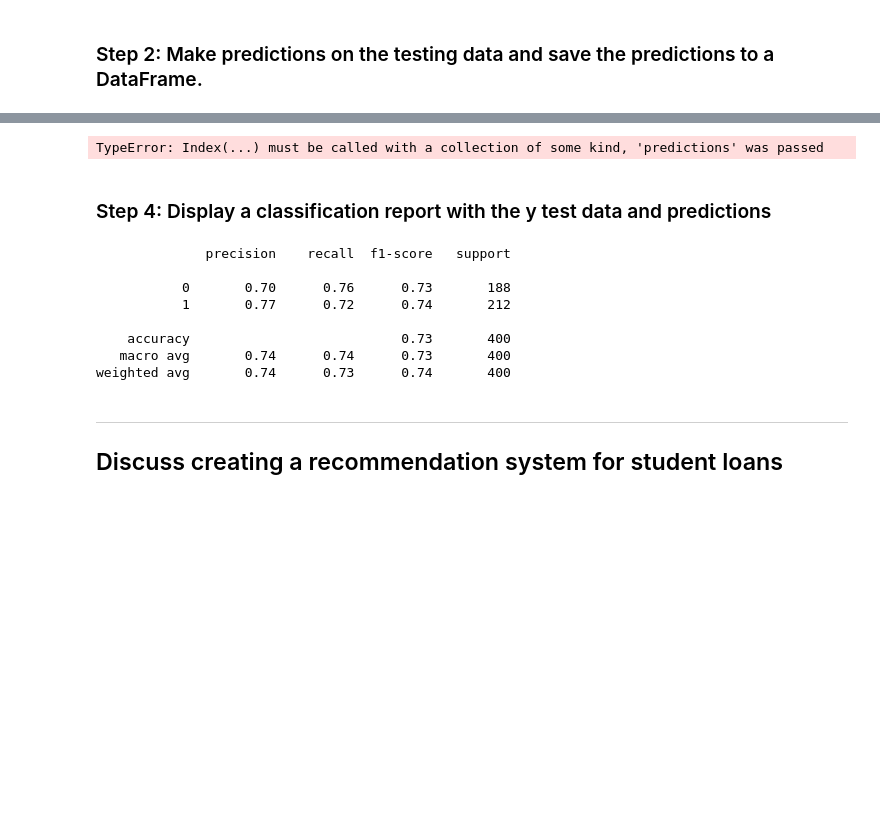
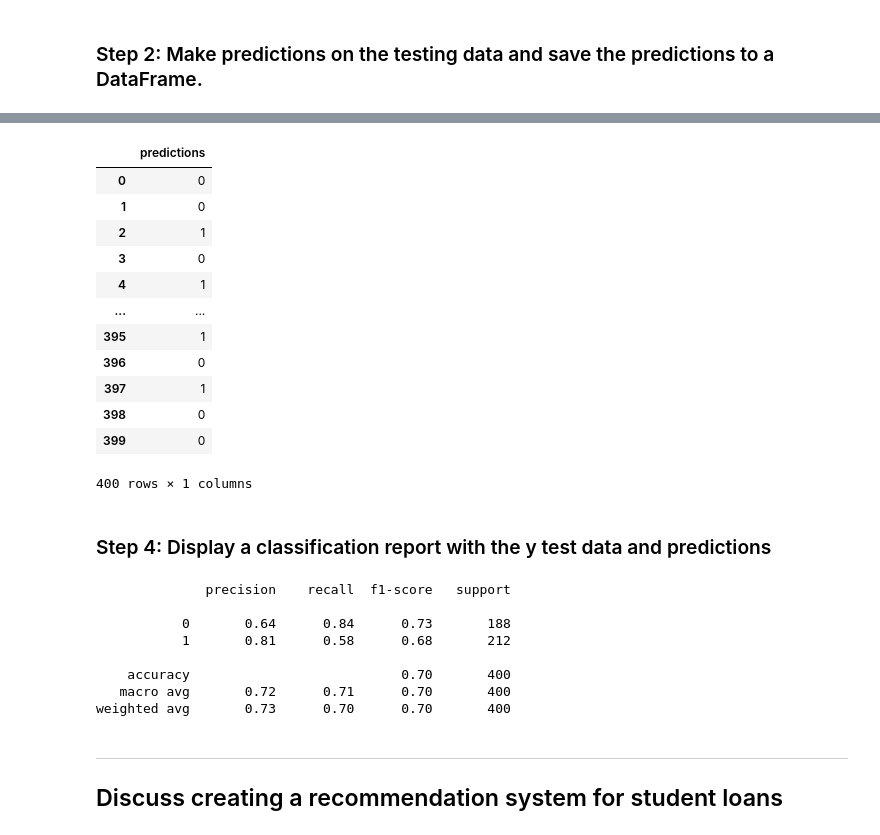
Before and after one commit to Kaidon04/neural-network-challenge-1, a Jupyter notebook: student_loans_with_deep_learning.ipynb, the cells around one changed output, grey strips where cells are left out. Cells and saved outputs as stored; diff of their text form; code cells hidden in the pictures; blank space fills up the shorter version.

```diff
--- a/student_loans_with_deep_learning.ipynb
+++ b/student_loans_with_deep_learning.ipynb
@@ -233,25 +233,38 @@ array([[0.4788083 ],
 # %%
 # Save the predictions to a DataFrame and round the predictions to binary results
 binary_predictions = (predictions > 0.5).astype(int)
 
 # Create a DataFrame from the binary predictions
-prediction_df = pd.DataFrame(binary_predictions, "predictions")
+prediction_df = pd.DataFrame(binary_predictions, columns=["predictions"])
 prediction_df
 # %% [output]
+|  | predictions |
+| 0 | 0 |
+| 1 | 0 |
+| 2 | 1 |
+| 3 | 0 |
+| 4 | 1 |
+| ... | ... |
+| 395 | 1 |
+| 396 | 0 |
+| 397 | 1 |
+| 398 | 0 |
+| 399 | 0 |
-TypeError: Index(...) must be called with a collection of some kind, 'predictions' was passed
+400 rows × 1 columns
 # %% [markdown]
 ### Step 4: Display a classification report with the y test data and predictions
 # %%
 # Print the classification report with the y test data and predictions
+print(classification_report(y_test, binary_predictions))
 # %% [output]
               precision    recall  f1-score   support
 
-           0       0.70      0.76      0.73       188
-           1       0.77      0.72      0.74       212
+           0       0.64      0.84      0.73       188
+           1       0.81      0.58      0.68       212
 
-    accuracy                           0.73       400
-   macro avg       0.74      0.74      0.73       400
-weighted avg       0.74      0.73      0.74       400
+    accuracy                           0.70       400
+   macro avg       0.72      0.71      0.70       400
+weighted avg       0.73      0.70      0.70       400
 # %% [markdown]
 ---
 ## Discuss creating a recommendation system for student loans
```
Also changed, not shown: parts of 6 cells of this notebook, 1 other file.
